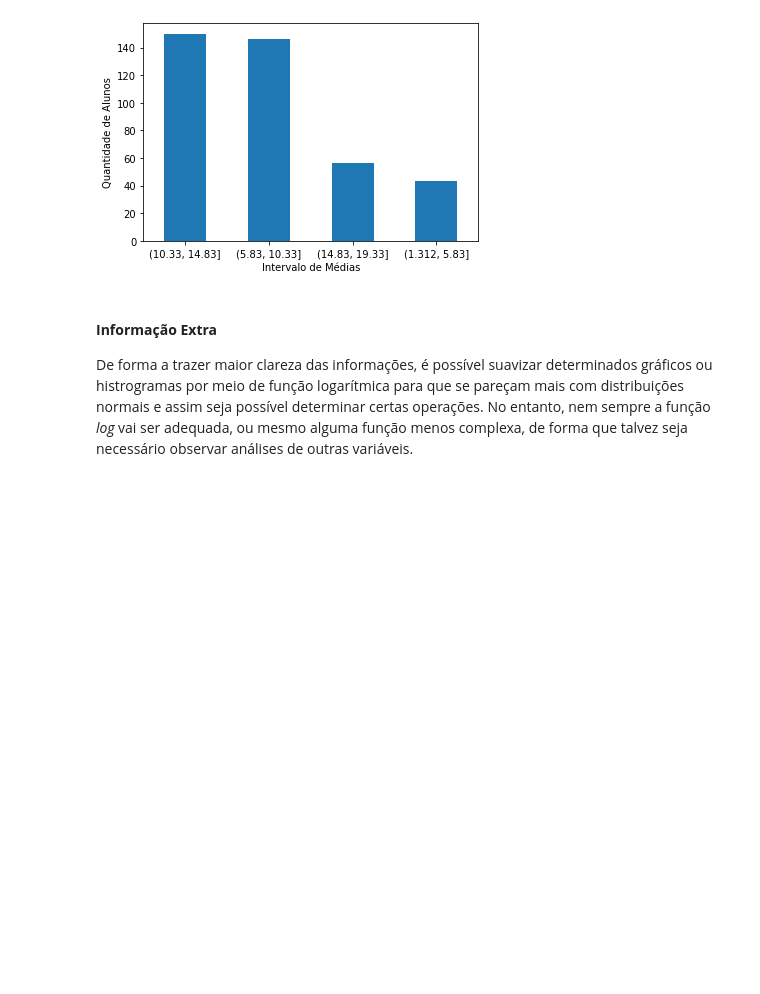
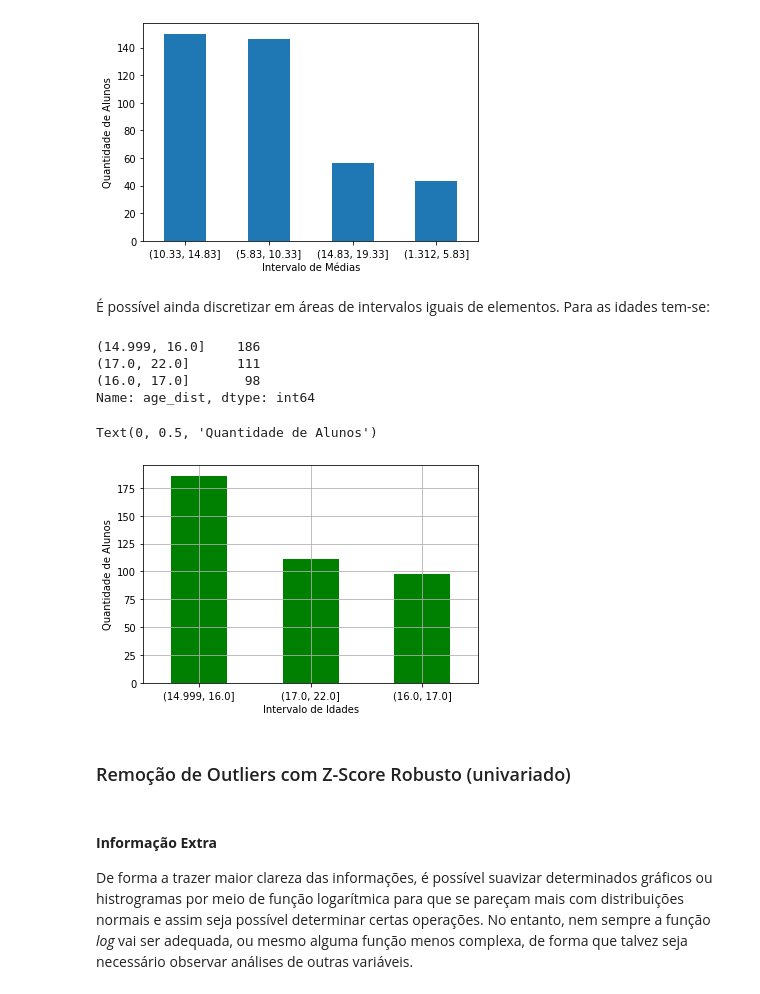
Before and after one commit to danielmacedodc/Analise-de-Dados_CIn, a Jupyter notebook: Projeto - Análise de Dados - Daniel Macedo.ipynb, the cells around one changed output. Cells and saved outputs as stored; diff of their text form; code cells hidden in the pictures; blank space fills up the shorter version.

Commit message:
Inclusão de discretização das médias no dataset e nas idades

```diff
--- a/Projeto - Análise de Dados - Daniel Macedo.ipynb
+++ b/Projeto - Análise de Dados - Daniel Macedo.ipynb
@@ -405,6 +405,29 @@ plt.ylabel('Quantidade de Alunos')
 # %% [output]
 Text(0, 0.5, 'Quantidade de Alunos')
 [figure]
+# %% [markdown]
+É possível ainda discretizar em áreas de intervalos iguais de elementos. Para as idades tem-se:
+# %%
+# Discretização com igual intervalo de elementos com outra função do Pandas
+mat_stud['age_dist'] = pd.qcut(mat_stud['age'], 3)
+# %%
+mat_stud['age_dist'].value_counts()
+# %% [output]
+(14.999, 16.0]    186
+(17.0, 22.0]      111
+(16.0, 17.0]       98
+Name: age_dist, dtype: int64
+# %%
+qcounts = mat_stud['age_dist'].value_counts()
+qcounts.plot.bar(rot=0, color='g')
+plt.grid()
+plt.xlabel('Intervalo de Idades')
+plt.ylabel('Quantidade de Alunos')
+# %% [output]
+Text(0, 0.5, 'Quantidade de Alunos')
+[figure, added]
+# %% [markdown]
+### Remoção de Outliers com Z-Score Robusto (univariado)
 # %% [markdown]
 #### **Informação Extra**
 
```
